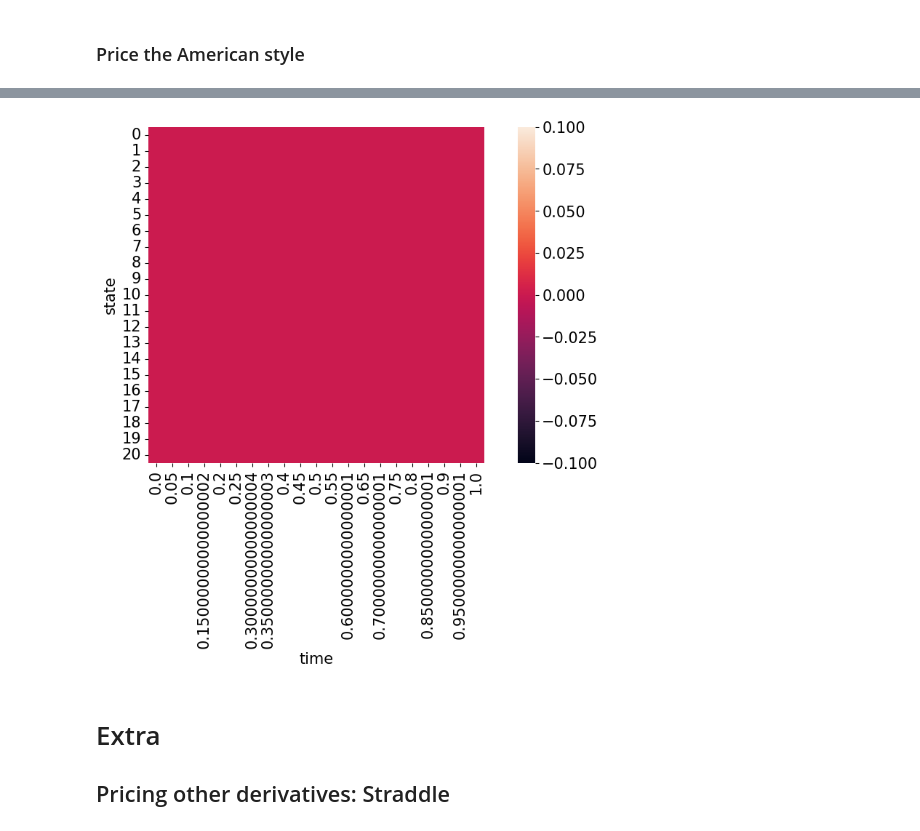
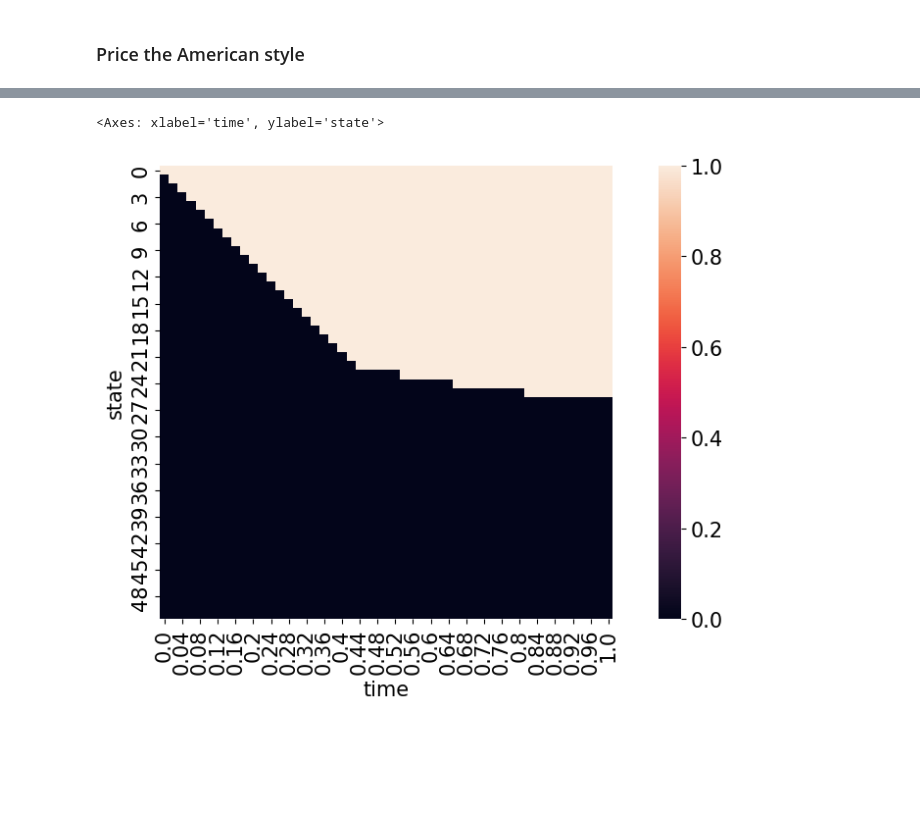
Before and after one commit to ttayl/finm-fiderivs-2023, a Jupyter notebook: homework/Solution 1.ipynb, the cells around one changed output, grey strips where cells are left out. Drawn from its saved outputs; the diff is of its cells as text; code cells hidden in the pictures; blank space fills up the shorter version.

```diff
--- a/homework/Solution 1.ipynb
+++ b/homework/Solution 1.ipynb
@@ -470,7 +449,7 @@ In order to estimate $p^*$ at each step, we would need a market quote for a bond
 
 We do not have this, so we try pricing by assuming a constant $p^*$ throughout the tree, equal to the first $p^*$ we estimated at $t=0$.
 # %%
-pstars = pd.Series(pstars.loc[0],index=rate_tree_finer.columns[0:-1])
-pstars.name = 'p star'
-pstars.to_frame().T.style.format('{:.2%}').format_index('{:.2f}',axis=1)
+pstars = pd.Series(.65, index=ratetree_dense.columns, name='pstar')
+
+format_bintree(pstars.to_frame().T,style='{:.2%}')
 # %% [output]
@@ -479,6 +458,7 @@ pstars.to_frame().T.style.format('{:.2%}').format_index('{:.2f}',axis=1)
 # %% [markdown]
 ### Pricing the bond over the tree
 # %%
-bond_tree_finer = bintree_pricing(payoff, rate_tree_finer, rate_tree_finer, pstars)
-bond_tree_finer.style.format('{:.4f}',na_rep='').format_index('{:.2f}',axis=1)
+payoff = lambda r: payoff_bond(r,dt)
+bondtree_dense = bintree_pricing(payoff, ratetree_dense, pstars = pstars)
+format_bintree(bondtree_dense,style='{:.4f}')
 # %% [output]
@@ -506,4 +469,10 @@ bond_tree_finer.style.format('{:.4f}',na_rep='').format_index('{:.2f}',axis=1)
 STRIKE = 99
 EXPIRATION = 1
 
-payoff = lambda p: np.maximum(p-STRIKE,0)
+payoff = lambda p: np.maximum(STRIKE-p,0)
+
+ratetreeT = ratetree_dense.loc[:,:EXPIRATION].dropna(axis=0,how='all')
+bondtreeT = bondtree_dense.loc[:,:EXPIRATION].dropna(axis=0,how='all')
+
+derivtree = bintree_pricing(payoff, ratetreeT, undertree=bondtreeT, pstars=pstars)
+format_bintree(derivtree,style='{:.4f}')
@@ -560,0 +508,3 @@ deriv_tree.style.format('{:.4f}',na_rep='').format_index('{:.2f}',axis=1)
+# %%
+derivtree = bintree_pricing(payoff, ratetreeT, undertree=bondtreeT, pstars=pstars,style='american')
+format_bintree(derivtree,style='{:.4f}')
@@ -561,9 +530,5 @@ deriv_tree.style.format('{:.4f}',na_rep='').format_index('{:.2f}',axis=1)
 # %%
-exer = (deriv_tree.loc[:,:EXPIRATION].dropna(axis=0,how='all') == payoff(bond_tree_finer.loc[:,:EXPIRATION].dropna(axis=0,how='all'))) & (deriv_tree.loc[:,:EXPIRATION].dropna(axis=0,how='all') > 0)
-sns.heatmap(exer,square=True);
+sns.heatmap(exercise_decisions(payoff, undertree=bondtreeT, derivtree=derivtree),square=True)
 # %% [output]
+<Axes: xlabel='time', ylabel='state'>
-[figure, old version]
+[figure, new version]
-# %% [markdown]
-# Extra
-
-## Pricing other derivatives: Straddle
```
Also changed, not shown: parts of 43 cells of this notebook, 2 other files.
